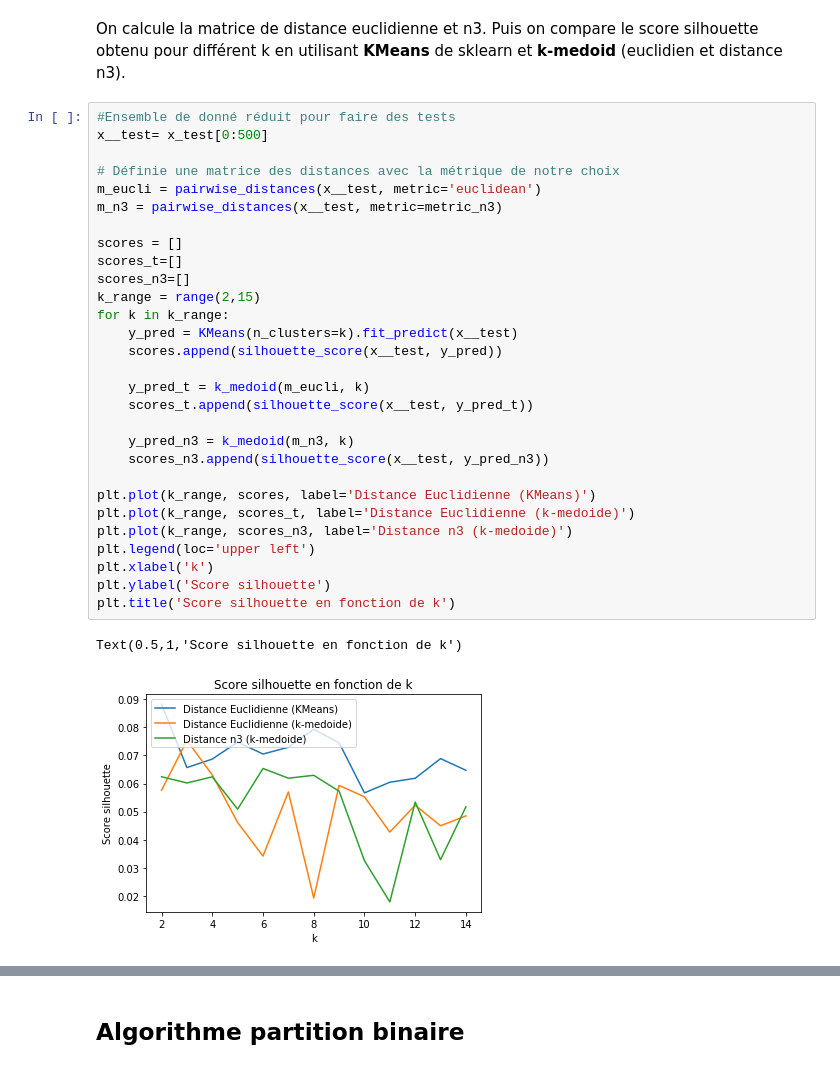
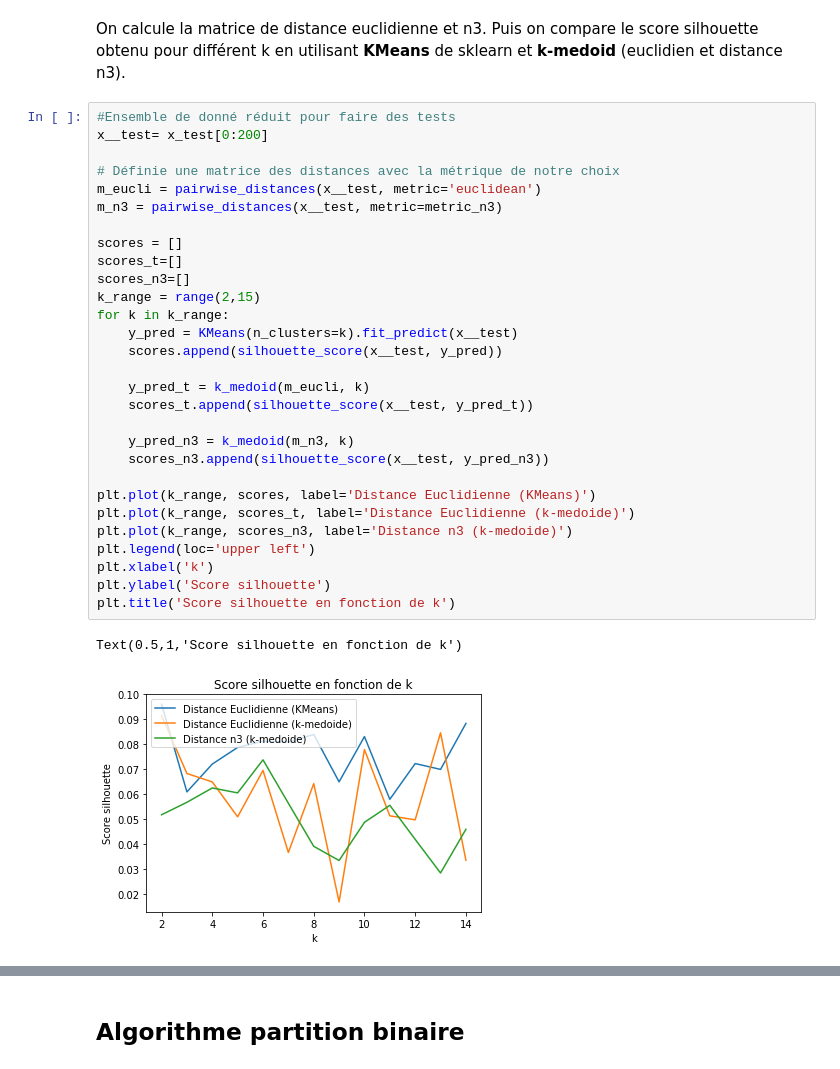
Before and after one commit to tommy127127/TP1-Sciences-des-donn-es, a Jupyter notebook: Travail 1 IFT3700.ipynb, the cells around one changed output, grey strips where cells are left out. Drawn from its saved outputs; the diff is of its cells as text.

```diff
--- a/Travail 1 IFT3700.ipynb
+++ b/Travail 1 IFT3700.ipynb
@@ -146,33 +146,33 @@ On calcule la matrice de distance euclidienne et n3.
 Puis on compare le score silhouette obtenu pour différent k en utilisant **KMeans** de sklearn et **k-medoid** (euclidien et distance n3).
 # %%
 #Ensemble de donné réduit pour faire des tests
-x__test= x_test[0:500]
+x__test= x_test[0:200]
 
 # Définie une matrice des distances avec la métrique de notre choix
 m_eucli = pairwise_distances(x__test, metric='euclidean')
 m_n3 = pairwise_distances(x__test, metric=metric_n3)
 
 scores = []
 scores_t=[]
 scores_n3=[]
 k_range = range(2,15)
 for k in k_range:
     y_pred = KMeans(n_clusters=k).fit_predict(x__test)
     scores.append(silhouette_score(x__test, y_pred))
 
     y_pred_t = k_medoid(m_eucli, k)
     scores_t.append(silhouette_score(x__test, y_pred_t))
 
     y_pred_n3 = k_medoid(m_n3, k)
     scores_n3.append(silhouette_score(x__test, y_pred_n3))
 
 plt.plot(k_range, scores, label='Distance Euclidienne (KMeans)')
 plt.plot(k_range, scores_t, label='Distance Euclidienne (k-medoide)')
 plt.plot(k_range, scores_n3, label='Distance n3 (k-medoide)')
 plt.legend(loc='upper left')
 plt.xlabel('k')
 plt.ylabel('Score silhouette')
 plt.title('Score silhouette en fonction de k')
 # %% [output]
 Text(0.5,1,'Score silhouette en fonction de k')
-[figure, old version]
+[figure, new version]
```
Also changed, not shown: parts of 5 cells of this notebook.
